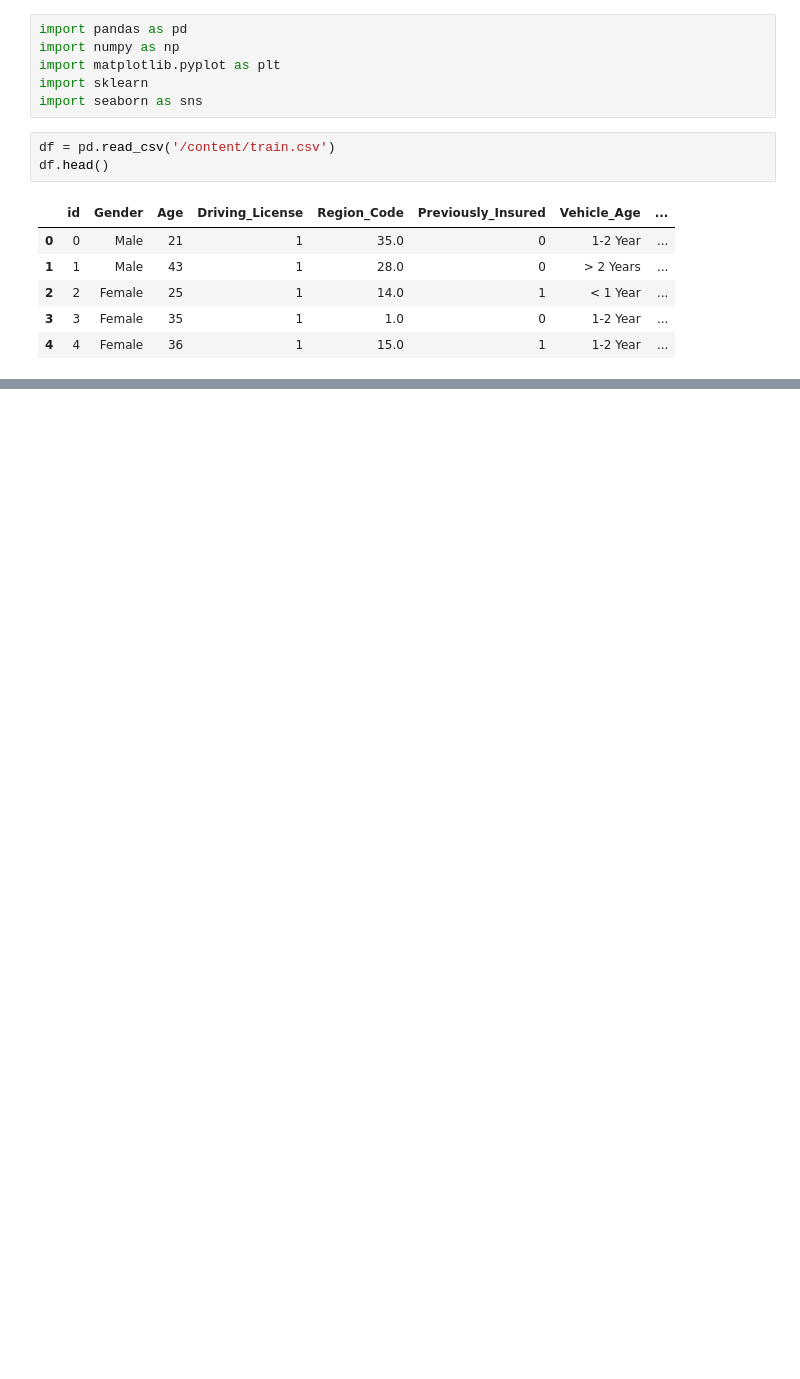
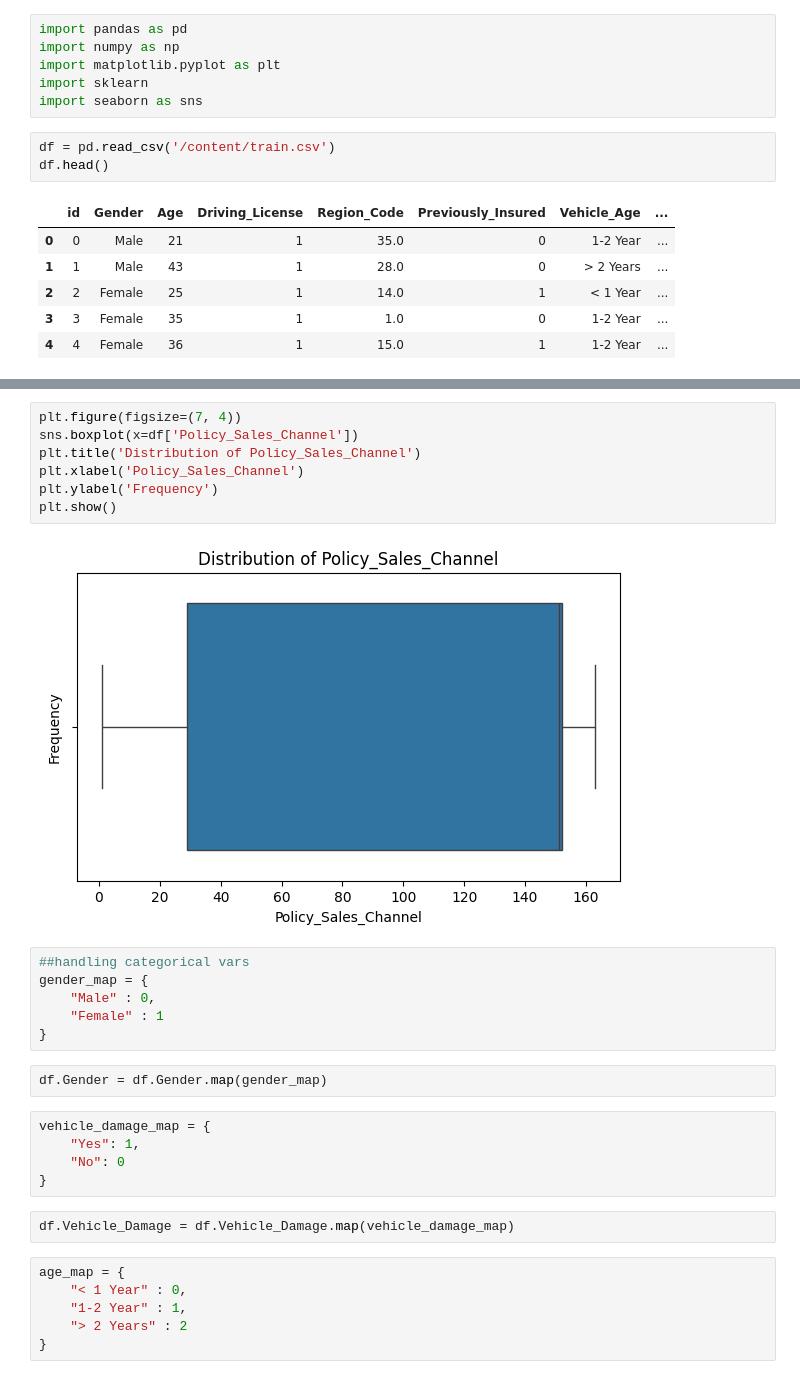
Before and after one commit to soham-bhagwat/Data-Analysis-EDA, a Jupyter notebook: S4E7.ipynb, the cells around one changed output, grey strips where cells are left out. Saved outputs shown, nothing was run; the diff lists cells and outputs as text; blank space fills up the shorter version.

```diff
--- a/S4E7.ipynb
+++ b/S4E7.ipynb
@@ -128,0 +143,30 @@ plt.show()
+# %%
+plt.figure(figsize=(7, 4))
+sns.boxplot(x=df['Policy_Sales_Channel'])
+plt.title('Distribution of Policy_Sales_Channel')
+plt.xlabel('Policy_Sales_Channel')
+plt.ylabel('Frequency')
+plt.show()
+# %% [output]
+[figure, added]
+# %%
+##handling categorical vars
+gender_map = {
+    "Male" : 0,
+    "Female" : 1
+}
+# %%
+df.Gender = df.Gender.map(gender_map)
+# %%
+vehicle_damage_map = {
+    "Yes": 1,
+    "No": 0
+}
+# %%
+df.Vehicle_Damage = df.Vehicle_Damage.map(vehicle_damage_map)
+# %%
+age_map = {
+    "< 1 Year" : 0,
+    "1-2 Year" : 1,
+    "> 2 Years" : 2
+}
```
Also changed, not shown: parts of 14 cells of this notebook.
